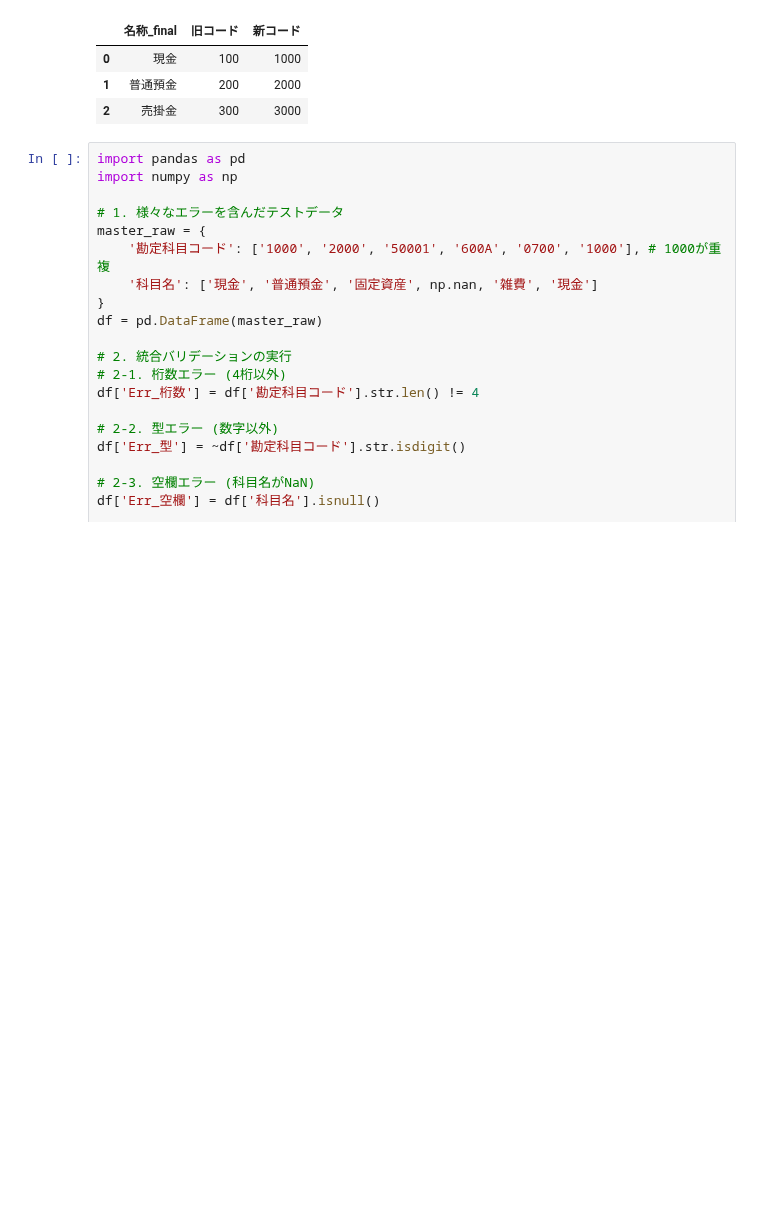
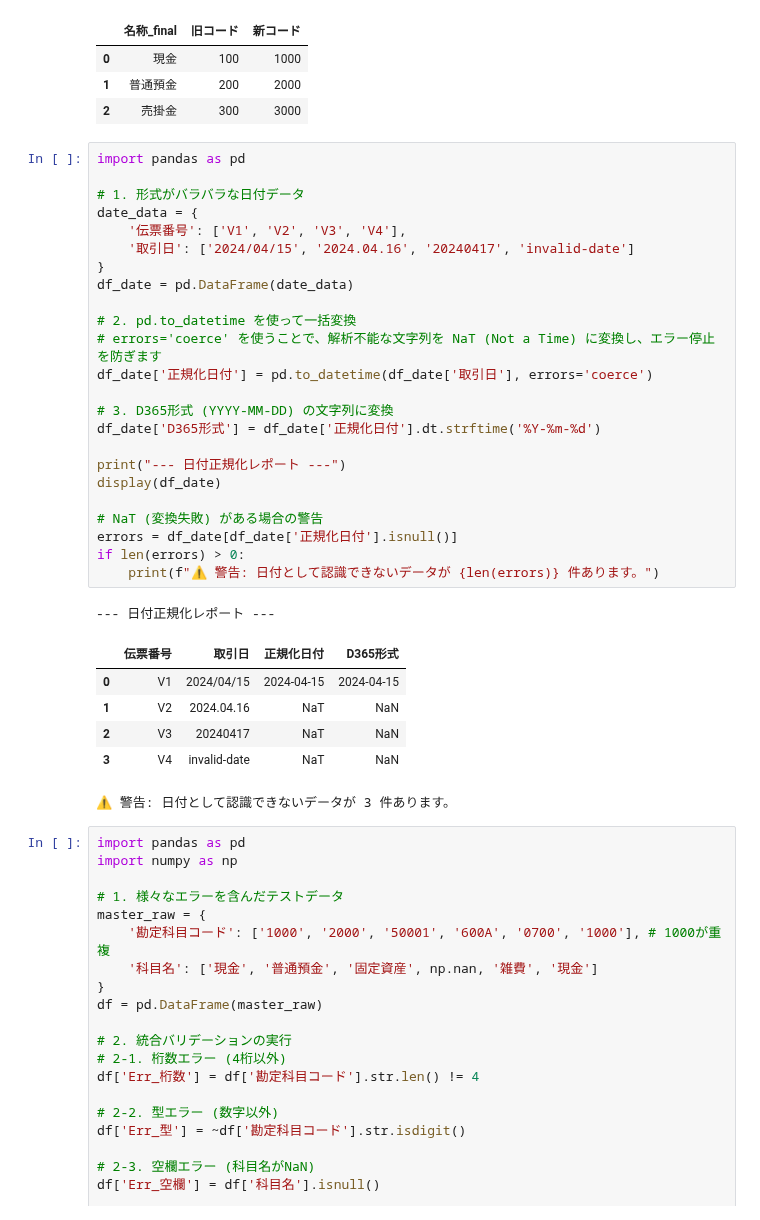
Before and after one commit to Koji-Accounting-Tech/D365-Finance-Data-Validator, a Jupyter notebook: D365_Data_Processing.ipynb, the cells around one changed output. Drawn from its saved outputs; the diff is of its cells as text; blank space fills up the shorter version.

```diff
--- a/D365_Data_Processing.ipynb
+++ b/D365_Data_Processing.ipynb
@@ -228,6 +276,38 @@ display(df_matched[['名称_final', '旧コード', '新コード']])
 | 0 | 現金 | 100 | 1000 |
 | 1 | 普通預金 | 200 | 2000 |
 | 2 | 売掛金 | 300 | 3000 |
+# %%
+import pandas as pd
+
+# 1. 形式がバラバラな日付データ
+date_data = {
+    '伝票番号': ['V1', 'V2', 'V3', 'V4'],
+    '取引日': ['2024/04/15', '2024.04.16', '20240417', 'invalid-date']
+}
+df_date = pd.DataFrame(date_data)
+
+# 2. pd.to_datetime を使って一括変換
+# errors='coerce' を使うことで、解析不能な文字列を NaT (Not a Time) に変換し、エラー停止を防ぎます
+df_date['正規化日付'] = pd.to_datetime(df_date['取引日'], errors='coerce')
+
+# 3. D365形式 (YYYY-MM-DD) の文字列に変換
+df_date['D365形式'] = df_date['正規化日付'].dt.strftime('%Y-%m-%d')
+
+print("--- 日付正規化レポート ---")
+display(df_date)
+
+# NaT (変換失敗) がある場合の警告
+errors = df_date[df_date['正規化日付'].isnull()]
+if len(errors) > 0:
+    print(f"⚠️ 警告: 日付として認識できないデータが {len(errors)} 件あります。")
+# %% [output]
+--- 日付正規化レポート ---
+|  | 伝票番号 | 取引日 | 正規化日付 | D365形式 |
+| 0 | V1 | 2024/04/15 | 2024-04-15 | 2024-04-15 |
+| 1 | V2 | 2024.04.16 | NaT | NaN |
+| 2 | V3 | 20240417 | NaT | NaN |
+| 3 | V4 | invalid-date | NaT | NaN |
+⚠️ 警告: 日付として認識できないデータが 3 件あります。
 # %%
 import pandas as pd
 import numpy as np
```
Also changed, not shown: parts of 1 cell of this notebook.
